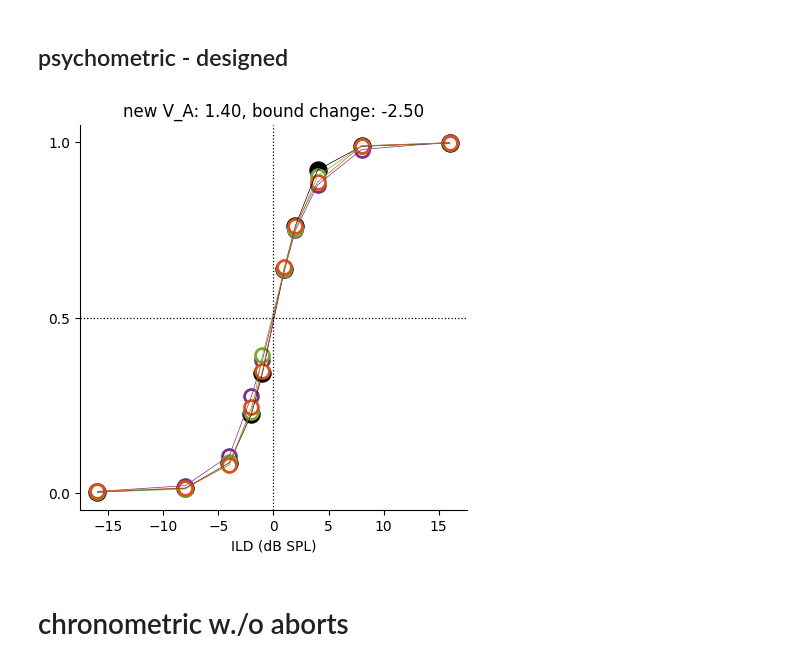
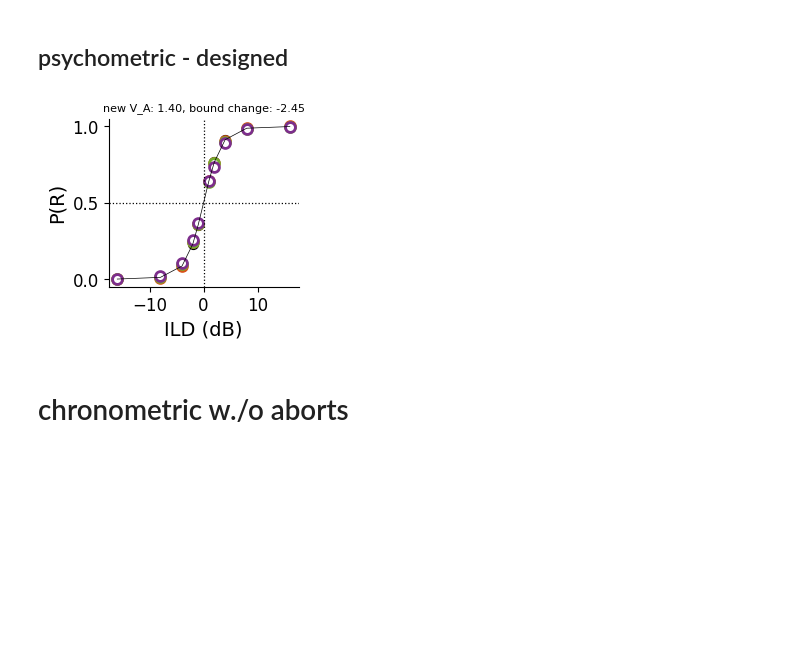
Before and after one commit to rakaar/ddm_data, a Jupyter notebook: simulations/change_v_a_and_bound.ipynb, the cells around one changed output. Saved outputs shown, nothing was run; the diff lists cells and outputs as text; code cells hidden in the pictures; blank space fills up the shorter version.

```diff
--- a/simulations/change_v_a_and_bound.ipynb
+++ b/simulations/change_v_a_and_bound.ipynb
@@ -92,8 +92,13 @@ os id: 40613, In iter_num: 90000, ABL: 20, ILD: -2.0, t_stim: 1.13821745153446
 V_A: 1.1, new bound: 36.0,
 # %%
 import pickle
-with open(f'V_A_change_and_bound.pkl', 'wb') as f:
-    pickle.dump(bound_change_results_dict, f)
+# with open(f'V_A_change_and_bound.pkl', 'wb') as f:
+#     pickle.dump(bound_change_results_dict, f)
+
+with open('V_A_change_and_bound_1M.pkl', 'rb') as f:
+    bound_change_results_dict = pickle.load(f)
+    N_params = len(bound_change_results_dict)
+    bound_step_size = 0.35
 # %% [markdown]
 # grand accuracy, rt vs param
 # %%
@@ -263,7 +282,7 @@ for i in range(0, N_params):
 # %% [markdown]
 ## psychometric - designed
 # %%
-i = 5
+i = 7
 each_bound_data = bound_change_results_dict[i]['results']
 new_V_A = bound_change_results_dict[i]['new_V_A']
 new_bound = bound_change_results_dict[i]['new_bound']
@@ -304,46 +323,49 @@ for a, ABL in enumerate(ABL_arr):
 
 # take average of led_off_psycho across first dimension
 led_off_psycho_avg = np.mean(led_off_psycho, axis=0)
-plt.figure(figsize=(5,5))
+plt.figure(figsize=(2.45, 2.18))
 # off
-plt.scatter(ILD_arr, led_off_psycho_avg, color='k', marker='o', s=150)
+plt.scatter(ILD_arr, led_off_psycho_avg, color='k', marker='o', s=50)
 plt.plot(ILD_arr, led_off_psycho_avg, color='k', lw=0.5)
 
 # on
 ABL_color_codes = {ABL_arr[0]: '#7D2E8C', ABL_arr[1]: '#75AB2E', ABL_arr[2]: '#D95219'}
-for a,ABL in enumerate(ABL_arr):
-    plt.scatter(ILD_arr, num_up_on[ABL]/num_trials_on[ABL], label=f'{ABL}', edgecolor=ABL_color_codes[ABL], marker='o', s=100, facecolors='white', lw=2)
-    plt.plot(ILD_arr, num_up_on[ABL]/num_trials_on[ABL], color=ABL_color_codes[ABL], lw=0.5)
+reverse_ABL_arr = ABL_arr[::-1]
+
+for a,ABL in enumerate(reverse_ABL_arr):
+    plt.scatter(ILD_arr, num_up_on[ABL]/num_trials_on[ABL], label=f'{ABL}', edgecolor=ABL_color_codes[ABL], marker='o', s=50, facecolors='white', lw=2)
+    # plt.plot(ILD_arr, num_up_on[ABL]/num_trials_on[ABL], color=ABL_color_codes[ABL], lw=0.5)
 
 plt.axhline(0.5, color='k', linestyle='dotted', lw=0.9)
 plt.axvline(0, color='k', linestyle='dotted',lw=0.9)
-plt.yticks([0, 0.5, 1])
-plt.xlabel('ILD (dB SPL)')
-plt.title(f'new V_A: {new_V_A:.2f}, bound change: {new_bound - theta_E:.2f}')
+plt.yticks([0, 0.5, 1], fontsize=12)
+plt.xticks(fontsize=12)
+plt.xlabel('ILD (dB)', fontsize=14)
+plt.ylabel('P(R)', fontsize=14)
+plt.title(f'new V_A: {new_V_A:.2f}, bound change: {new_bound - theta_E:.2f}', fontsize=8)
 
 ax = plt.gca()  # Get the current axis
 ax.spines['top'].set_visible(False)
 ax.spines['right'].set_visible(False)
-plt.show()
-
+plt.savefig('h3_psycho.eps', format='eps', bbox_inches='tight')
 
 
 # plot all led off
 # for a,ABL in enumerate(ABL_arr):
 #     plt.plot(ILD_arr, led_off_psycho[a], label='LED off', linestyle='--', color='b', lw=3, alpha=0.5)
 # plt.figure(figsize=(20,5))
 # for a, ABL in enumerate(ABL_arr):
 #     plt.subplot(1, len(ABL_arr), a+1)
 #     plt.title(f'ABL={ABL},V_A={base_V_A}, new_V_A={new_V_A:.2f}')
 
 
 #     plt.plot(ILD_arr, num_up_on[ABL]/num_trials_on[ABL], label='LED on', linestyle='--', color='r', lw=3, alpha=0.5)
 #     plt.plot(ILD_arr, num_up_off[ABL]/num_trials_off[ABL], label='LED off', linestyle='--', color='b', lw=3, alpha=0.5)
 
 #     plt.legend()
 #     plt.xlabel('ILD'); plt.ylabel('P(up)');
 # %% [output]
-[figure, old version]
+[figure, new version]
 # %% [markdown]
 # chronometric w./o aborts
 # %% [markdown]
```
Also changed, not shown: parts of 4 cells of this notebook, 15 other files.
